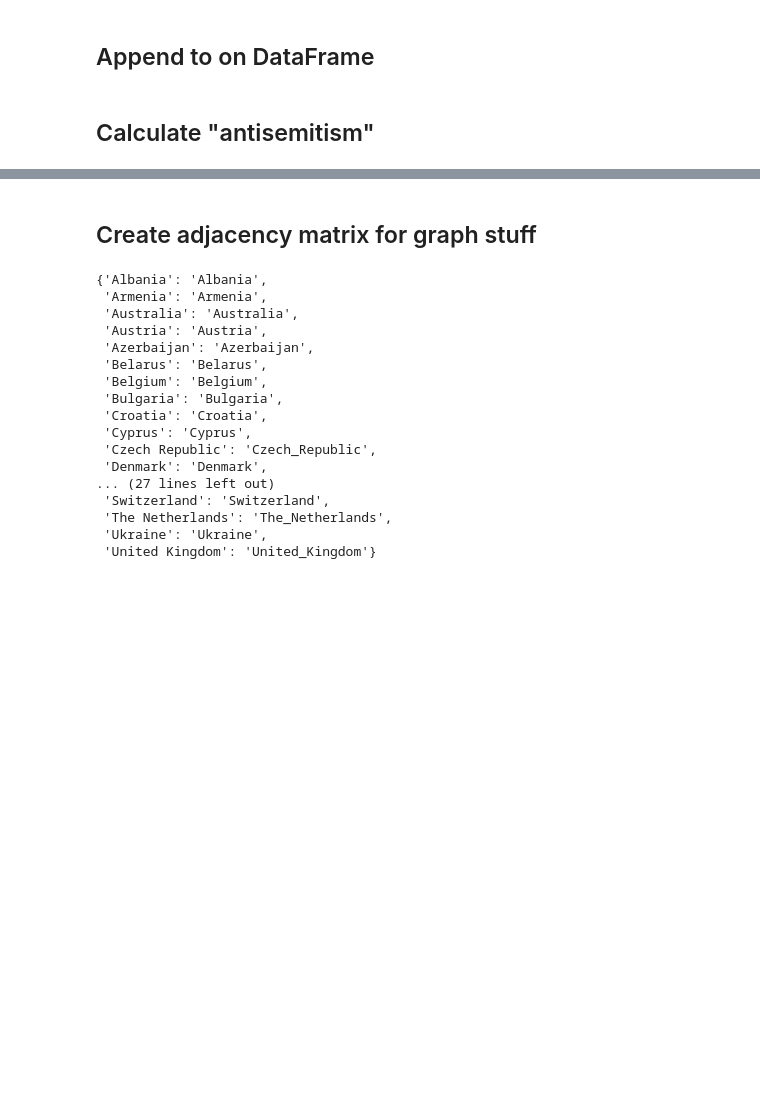
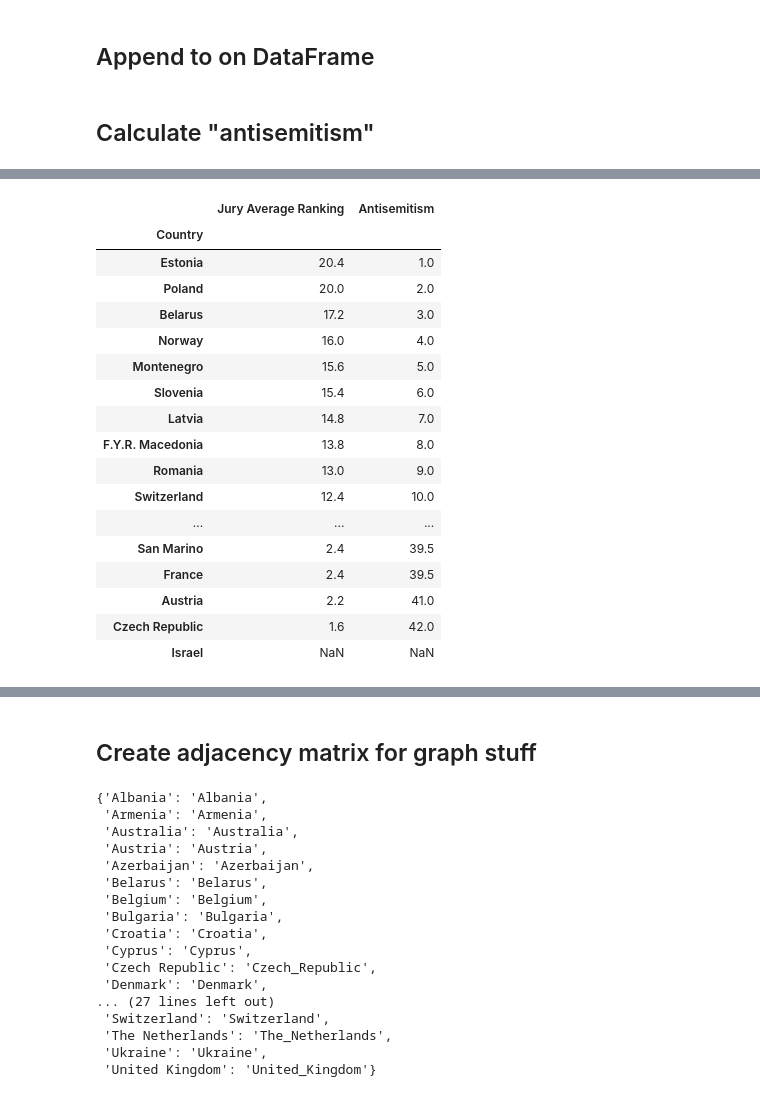
Before and after one commit to cjer/cjer-pelican, a Jupyter notebook: content/notebooks/stuff_01_eurovision.ipynb, the cells around one changed output, grey strips where cells are left out. Drawn from its saved outputs; the diff is of its cells as text; code cells hidden in the pictures; blank space fills up the shorter version.

Commit message:
remove qgrid from eurovision notebook

```diff
--- a/content/notebooks/stuff_01_eurovision.ipynb
+++ b/content/notebooks/stuff_01_eurovision.ipynb
@@ -66,12 +63,11 @@ df = (pd.concat(dfs, keys=proper_names)
 # %% [markdown]
 ## Calculate "antisemitism"
 # %%
-qgrid.set_grid_option('maxVisibleRows', 100)
-
 (df[['Participants', 'A', 'B', 'C', 'D', 'E']][df.Participants=='Israel']
  .assign(jury_avg_rank = lambda x: (x.A+x.B+x.C+x.D+x.E)/5)
  .assign(Antisemitism = lambda x: x.jury_avg_rank.rank(ascending=False))
  .reset_index()[['level_0', 'jury_avg_rank', 'Antisemitism']]
  .rename(columns={'level_0': 'Country', 'jury_avg_rank': 'Jury Average Ranking'}).set_index('Country')
+ .sort_values(by='Antisemitism')
 )
 # %% [output]
@@ -79,3 +74,21 @@ qgrid.set_grid_option('maxVisibleRows', 100)
+|  | Jury Average Ranking | Antisemitism |
+| Country |  |  |
+| Estonia | 20.4 | 1.0 |
+| Poland | 20.0 | 2.0 |
+| Belarus | 17.2 | 3.0 |
+| Norway | 16.0 | 4.0 |
+| Montenegro | 15.6 | 5.0 |
+| Slovenia | 15.4 | 6.0 |
+| Latvia | 14.8 | 7.0 |
+| F.Y.R. Macedonia | 13.8 | 8.0 |
+| Romania | 13.0 | 9.0 |
+| Switzerland | 12.4 | 10.0 |
+| ... | ... | ... |
+| San Marino | 2.4 | 39.5 |
+| France | 2.4 | 39.5 |
+| Austria | 2.2 | 41.0 |
+| Czech Republic | 1.6 | 42.0 |
+| Israel | NaN | NaN |
 # %%
 (df[['Participants', 'A', 'B', 'C', 'D', 'E']][df.Participants=='Israel']
  .assign(jury_avg_rank = lambda x: (x.A+x.B+x.C+x.D+x.E)/5)
```
Also changed, not shown: parts of 3 cells of this notebook, 1 other file.
